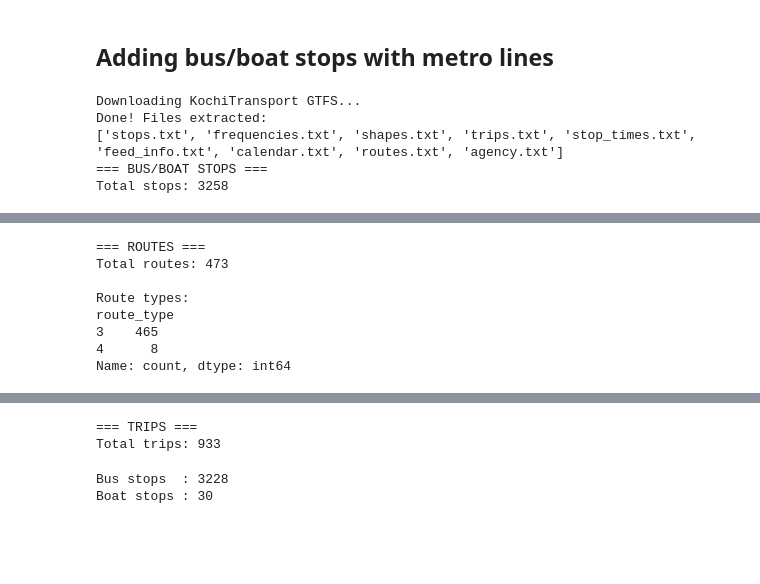
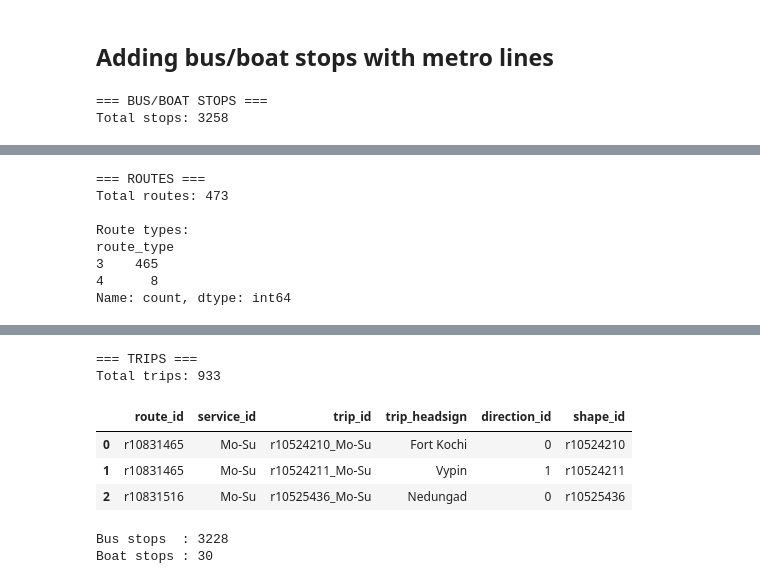
Before and after one commit to aleedacharly/Kochi-Metro-KMRL--connectivity-analysis, a Jupyter notebook: analysis.ipynb, the cells around one changed output, grey strips where cells are left out. Cells and saved outputs as stored; diff of their text form; code cells hidden in the pictures; blank space fills up the shorter version.

Commit message:
Deleted downloading zip from website for Kochi Transport

```diff
--- a/analysis.ipynb
+++ b/analysis.ipynb
@@ -310,23 +310,15 @@ Findings saved to output/kochi_metro_frequency_analysis.csv
 ## Adding bus/boat stops with metro lines
 # %%
 # ============================================================
-# STEP A: Download & Explore Kochi Bus/Boat GTFS Data
+# STEP A: Load Kochi Bus/Boat GTFS Data
 # ============================================================
-import requests, zipfile, io, os
+import os
 import pandas as pd
 
-# --- Download the zip ---
-url = "https://jungle-bus.github.io/KochiTransport/KochiTransport.zip"
-print("Downloading KochiTransport GTFS...")
-r = requests.get(url)
-z = zipfile.ZipFile(io.BytesIO(r.content))
-z.extractall("KochiTransportData")
-print("Done! Files extracted:")
-print(os.listdir("KochiTransportData"))
-# --- Load and explore ---
-bus_stops  = pd.read_csv("KochiTransportData/stops.txt")
-bus_routes = pd.read_csv("KochiTransportData/routes.txt")
-bus_trips  = pd.read_csv("KochiTransportData/trips.txt")
+# --- Load from existing folder ---
+bus_stops  = pd.read_csv("Data/KochiTransport/stops.txt")
+bus_routes = pd.read_csv("Data/KochiTransport/routes.txt")
+bus_trips  = pd.read_csv("Data/KochiTransport/trips.txt")
 
 print("=== BUS/BOAT STOPS ===")
 print(f"Total stops: {bus_stops.shape[0]}")
@@ -335,36 +327,38 @@ display(bus_stops.head(3))
 print("\n=== ROUTES ===")
 print(f"Total routes: {bus_routes.shape[0]}")
 print("\nRoute types:")
 print(bus_routes['route_type'].value_counts())
 # route_type: 3 = bus, 4 = ferry/boat
 display(bus_routes.head(3))
 
 print("\n=== TRIPS ===")
 print(f"Total trips: {bus_trips.shape[0]}")
+display(bus_trips.head(3))
 # %% [output]
-Downloading KochiTransport GTFS...
-Done! Files extracted:
-['stops.txt', 'frequencies.txt', 'shapes.txt', 'trips.txt', 'stop_times.txt', 'feed_info.txt', 'calendar.txt', 'routes.txt', 'agency.txt']
 === BUS/BOAT STOPS ===
 Total stops: 3258
 |  | stop_id | stop_code | stop_name | stop_desc | stop_lat | stop_lon | zone_id | stop_url | location_type | ... |
 | 0 | n622522403 | NaN | Sasthammugal | NaN | 9.953119 | 76.389954 | NaN | NaN | 0 | ... |
 | 1 | n622536423 | NaN | Kuppethazham | NaN | 9.939056 | 76.418507 | NaN | NaN | 0 | ... |
 | 2 | n622536426 | NaN | Kochangady | NaN | 9.933728 | 76.423360 | NaN | NaN | 0 | ... |
 === ROUTES ===
 Total routes: 473
 
 Route types:
 route_type
 3    465
 4      8
 Name: count, dtype: int64
 |  | route_id | agency_id | route_short_name | route_long_name | route_desc | route_type | route_url | ... |
 | 0 | r10831465 | Kochi city boat | NaN | Vypin ↔ Fort Kochi (Ro Ro) | NaN | 4 | https://jungle-bus.github.io/unro... | ... |
 | 1 | r10831516 | Mofussil Kochi bus | NaN | High Court ↔ Nedungad (via Vypin) | NaN | 3 | https://jungle-bus.github.io/unro... | ... |
 | 2 | r10831517 | Mofussil Kochi bus | NaN | Manjanakad ↔ High Court | NaN | 3 | https://jungle-bus.github.io/unro... | ... |
 === TRIPS ===
 Total trips: 933
+|  | route_id | service_id | trip_id | trip_headsign | direction_id | shape_id |
+| 0 | r10831465 | Mo-Su | r10524210_Mo-Su | Fort Kochi | 0 | r10524210 |
+| 1 | r10831465 | Mo-Su | r10524211_Mo-Su | Vypin | 1 | r10524211 |
+| 2 | r10831516 | Mo-Su | r10525436_Mo-Su | Nedungad | 0 | r10525436 |
 # %%
 # ============================================================
 # STEP B: Create GeoDataFrames for Bus & Boat Stops
```
Also changed, not shown: parts of 2 cells of this notebook, 3 other files.
